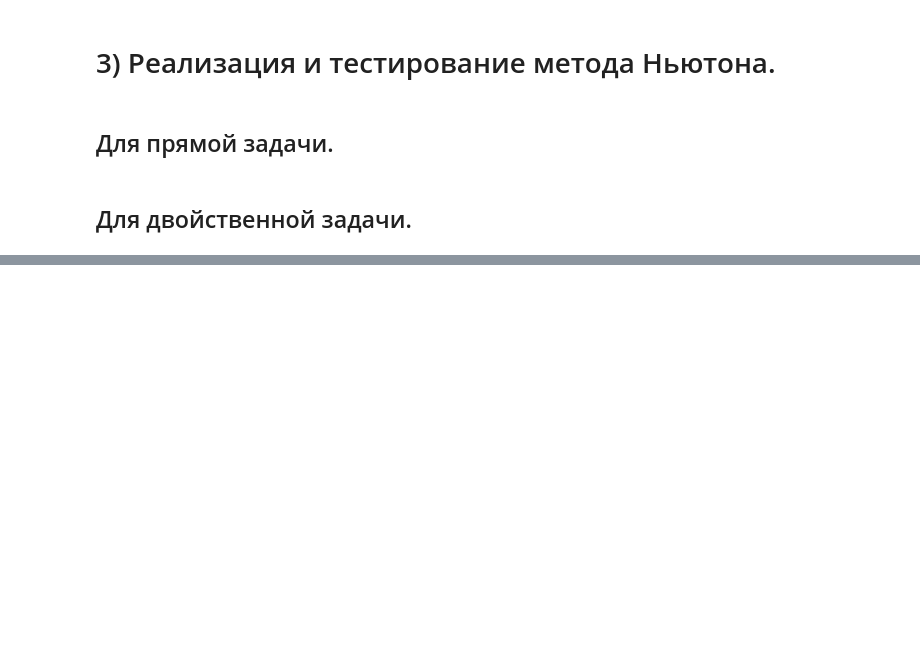
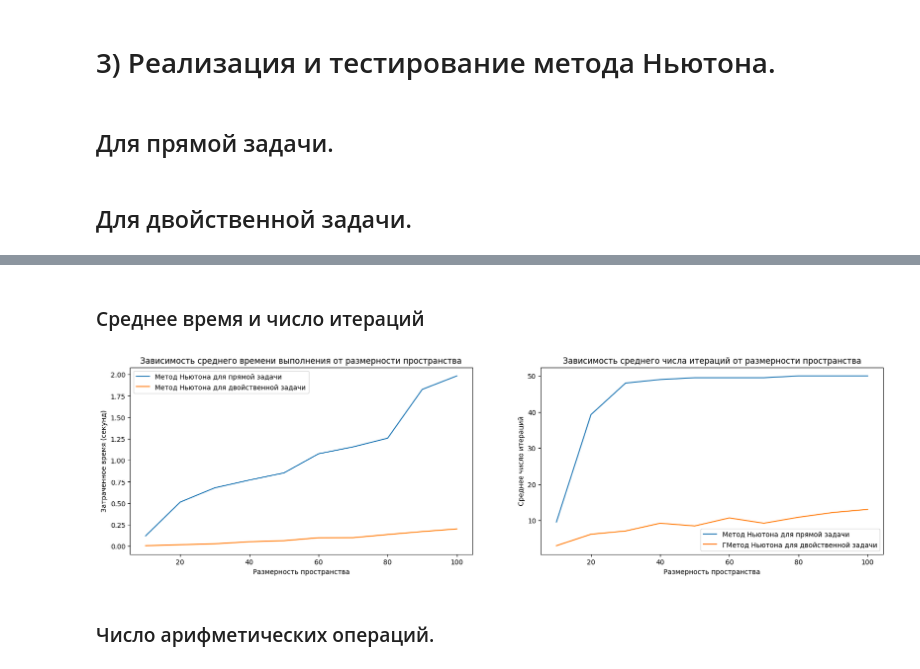
Before and after one commit to DenisKabanov/modern_methods_of_decision_making, a Jupyter notebook: 3) Newton's method/task.ipynb, the cells around one changed output, grey strips where cells are left out. Saved outputs shown, nothing was run; the diff lists cells and outputs as text; code cells hidden in the pictures; blank space fills up the shorter version.

```diff
--- a/3) Newton's method/task.ipynb
+++ b/3) Newton's method/task.ipynb
@@ -217,7 +242,7 @@ def func_dual(λ: np.array, A: np.array, b: np.array) -> np.float32:
     #--------------------------------- new ---------------------------------
     res = - λ.T @ b # считаем двойственную целевую функцию
     for i in range(n): # идём по размерности n
-        res -= np.e ** (-1-λ.T @ A[:, i]) # считаем двойственную целевую функцию
+        res -= np.e ** (-1-λ.T @ A[:, [i]]) # считаем двойственную целевую функцию
     #=======================================================================
     return res[0] # значение двойственной функции ([0] — из-за вложенности)
 # %%
@@ -237,11 +262,11 @@ def func_dual_grad(λ: np.array, A: np.array, b: np.array) -> np.array:
     # for j in range(m): # идём по числу ограничений (числу компонент в двойственной задаче ~ градиенте)
     #     grad[j] -= b[j] # вычитаем соответствующее ограничение (число)
     #     for i in range(n): # идём по числу переменных в прямой задаче
-    #         grad[j] += np.e ** (-1 -λ.T @ A[:, i]) * A[j][i] # заполняем вектор градиента
+    #         grad[j] += np.e ** (-1 -λ.T @ A[:, [i]]) * A[j][i] # заполняем вектор градиента
     #-------------------------------- fast ---------------------------------
     grad = -b # вычитаем соответствующее ограничение (вектор размерности (m, 1))
     for i in range(n): # идём по числу переменных в прямой задаче
-        grad += np.e ** (-1-λ.T @ A[:, i]) * A[:, [i]] # заполняем вектор градиента
+        grad += np.e ** (-1-λ.T @ A[:, [i]]) * A[:, [i]] # заполняем вектор градиента
     #=======================================================================
     return grad
 # %%
@@ -385,10 +423,10 @@ for dim in tqdm(n): # идём по возможному числу переме
         b = data[dim][i]["b"] # вектор b для тест-кейса
         res_solver = data[dim][i]["Result solver"] # результат от солвера для тест-кейса
 
-        for p in tqdm(range(P)): # идём по числу случайных стартовых точек
-            λ = np.random.rand(m, 1) # генерируем случайное значение λ (np.array двойной вложенности) из равномерного распределения [0, 1), удоавлетворяющее ограничению λ ≥ 0
+        for p in range(P): # идём по числу случайных стартовых точек
+            λ = np.random.uniform(low=-1, high=0, size=(m, 1)) # генерируем случайное значение λ из равномерного распределения [-1, 0)
 
-            iterations += gradient_descent_dual(λ, A, b, η, res_solver, ε)[2] # запоминаем число итераций, что потребовалось градиентному спуску чтобы сойтись с ответом солвера с точностью ε
+            iterations += newton_dual(λ, A, b, res_solver, ε, MAX_ITERS)[2] # запоминаем число итераций, что потребовалось алгоритму чтобы сойтись с ответом солвера с точностью ε
 
-    data[dim]["Average time grad dual"] = (time.time() - time_start) / (N * P) # среднее время для размерности dim за (N * p) решённых вариантов задачи
-    data[dim]["Average iterations grad dual"] = iterations / (N * P) # среднее число итерации для размерности dim за (N * p) решённых вариантов задачи
+    data[dim]["Average time dual Newton"] = (time.time() - time_start) / (N * P) # среднее время для размерности dim за (N * p) решённых вариантов задачи
+    data[dim]["Average iterations dual Newton"] = iterations / (N * P) # среднее число итерации для размерности dim за (N * p) решённых вариантов задачи
@@ -394,0 +438,35 @@ for dim in tqdm(n): # идём по возможному числу переме
+# %% [markdown]
+### Среднее время и число итераций
+# %%
+# данные для метода Ньютона
+average_time_newton_prime = [] # список под значения среднего времени для метода Ньютона прямой задачи
+average_time_newton_dual = [] # список под значения среднего времени для метода Ньютона двойственной задачи
+average_iterations_newton_prime = [] # список под значения среднего числа итераций для метода Ньютона прямой задачи
+average_iterations_newton_dual = [] # список под значения среднего числа итераций для метода Ньютона двойственной задачи
+for dim in n: # идём по возможному числу переменных (размерности пространства)
+    average_time_newton_prime.append(data[dim]["Average time primal Newton"])
+    average_time_newton_dual.append(data[dim]["Average time dual Newton"])
+    average_iterations_newton_prime.append(data[dim]["Average iterations primal Newton"])
+    average_iterations_newton_dual.append(data[dim]["Average iterations dual Newton"])
+# %%
+fig, axes = plt.subplots(ncols=2, figsize=(20,5)) # создаём фигуру с несколькими подграфиками (ncols и/или nrows) размера figsize
+
+axes[0].plot(n, average_time_newton_prime, label=f"Метод Ньютона для прямой задачи") # построение графика на оси ax
+axes[0].plot(n, average_time_newton_dual, label=f"Метод Ньютона для двойственной задачи") # построение графика на оси ax
+axes[0].set_title("Зависимость среднего времени выполнения от размерности пространства") # название фигуры
+axes[0].set_xlabel("Размерность пространства") # подпись по оси OX
+axes[0].set_ylabel("Затраченное время (секунд)") # подпись по оси OY
+axes[0].legend() # отображение подписей графиков
+
+axes[1].plot(n, average_iterations_newton_prime, label=f"Метод Ньютона для прямой задачи") # построение графика на оси ax
+axes[1].plot(n, average_iterations_newton_dual, label=f"ГМетод Ньютона для двойственной задачи") # построение графика на оси ax
+axes[1].set_title("Зависимость среднего числа итераций от размерности пространства") # название фигуры
+axes[1].set_xlabel("Размерность пространства") # подпись по оси OX
+axes[1].set_ylabel("Среднее число итераций") # подпись по оси OY
+axes[1].legend() # отображение подписей графиков
+
+plt.show() # показ фигуры
+# %% [output]
+[figure, added]
+# %% [markdown]
+### Число арифметических операций.
```
Also changed, not shown: parts of 29 cells of this notebook, 2 other files.
